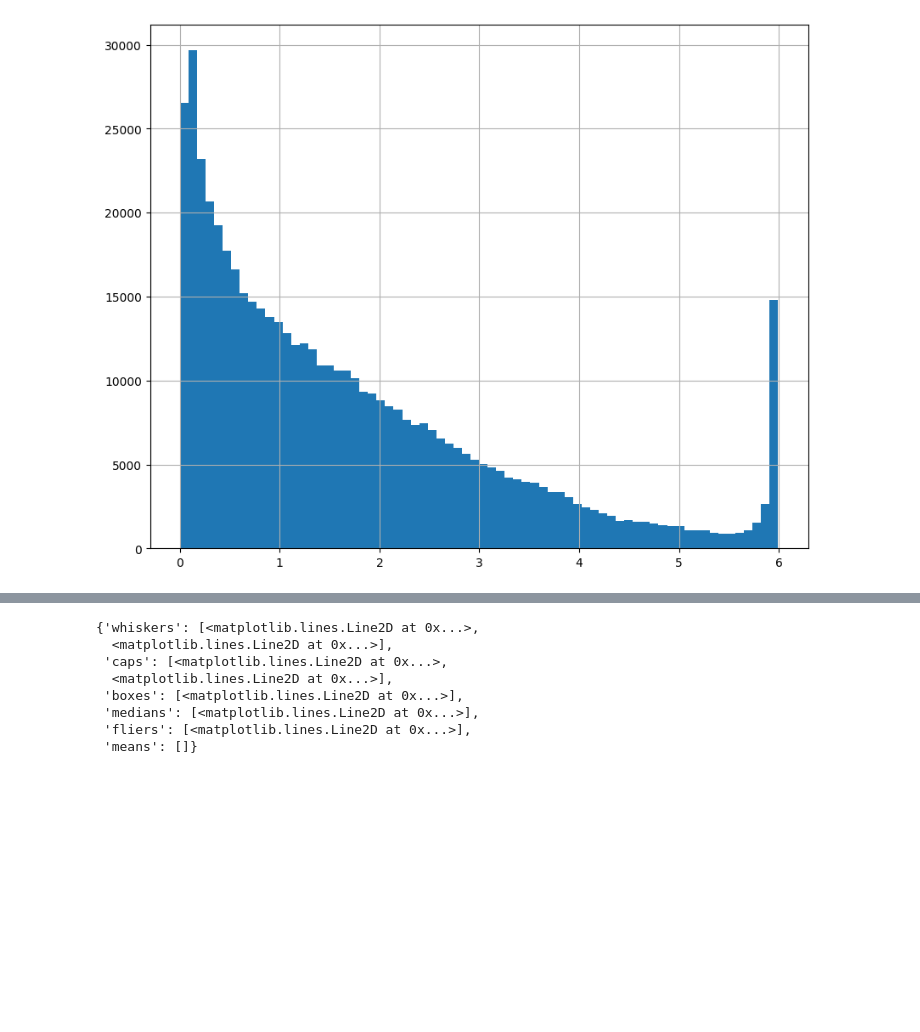
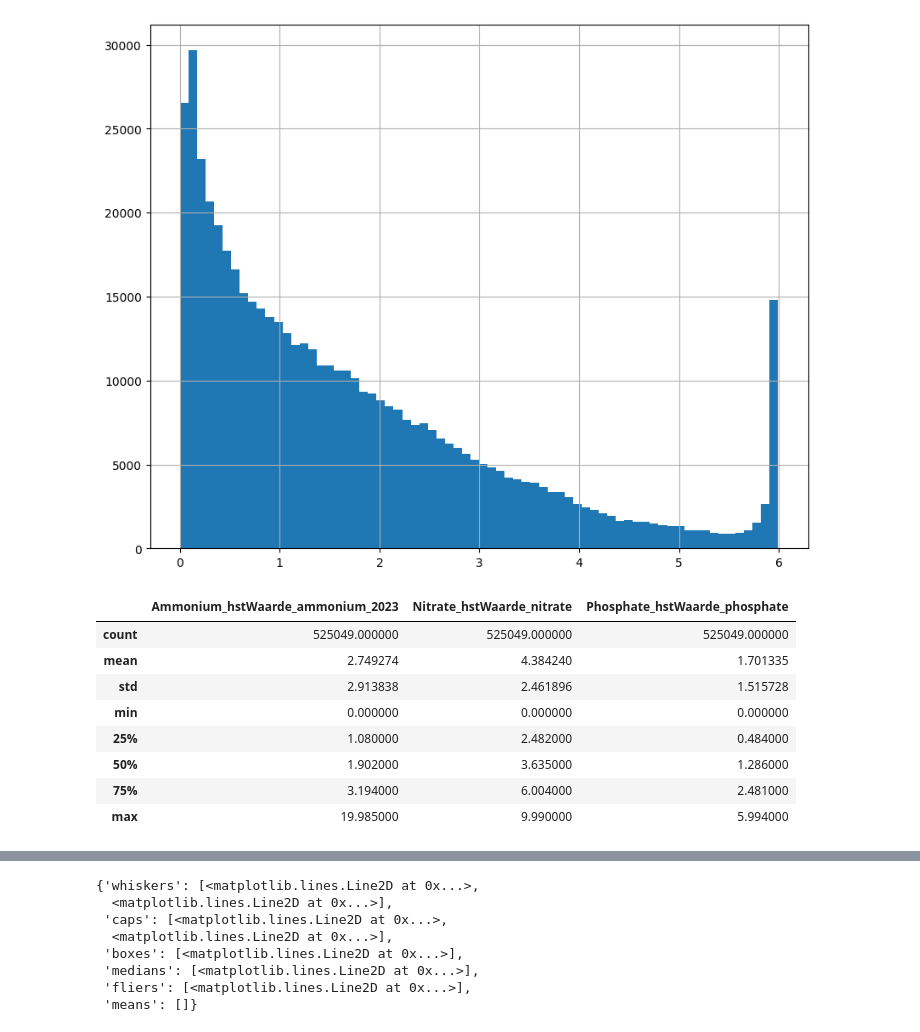
Before and after one commit to georgyHZ/DuskpetalHoppers, a Jupyter notebook: Iteration1.ipynb, the cells around one changed output, grey strips where cells are left out. Cells and saved outputs as stored; diff of their text form; code cells hidden in the pictures; blank space fills up the shorter version.

```diff
--- a/Iteration1.ipynb
+++ b/Iteration1.ipynb
@@ -104,6 +104,27 @@ memory usage: 20.0+ MB
 Number of outliers:  21886
 <Axes: >
 [figure]
+# %%
+ammonium_desc = ammonium.describe()
+nitrate_desc = nitrate.describe()
+phosphate_desc = phosphate.describe()
+
+ammonium_desc.columns = [f'Ammonium_{col}' for col in ammonium_desc.columns]
+nitrate_desc.columns = [f'Nitrate_{col}' for col in nitrate_desc.columns]
+phosphate_desc.columns = [f'Phosphate_{col}' for col in phosphate_desc.columns]
+
+summary_df = pd.concat([ammonium_desc, nitrate_desc, phosphate_desc], axis=1)
+summary_df
+# %% [output]
+|  | Ammonium_hstWaarde_ammonium_2023 | Nitrate_hstWaarde_nitrate | Phosphate_hstWaarde_phosphate |
+| count | 525049.000000 | 525049.000000 | 525049.000000 |
+| mean | 2.749274 | 4.384240 | 1.701335 |
+| std | 2.913838 | 2.461896 | 1.515728 |
+| min | 0.000000 | 0.000000 | 0.000000 |
+| 25% | 1.080000 | 2.482000 | 0.484000 |
+| 50% | 1.902000 | 3.635000 | 1.286000 |
+| 75% | 3.194000 | 6.004000 | 2.481000 |
+| max | 19.985000 | 9.990000 | 5.994000 |
 # %%
 water_flow = pd.read_parquet('data/Influent_Flow_2023.parquet')
 water_flow = water_flow.rename(columns={"hstWaarde": "hstWaarde_water"}).reset_index(drop=True)
```
